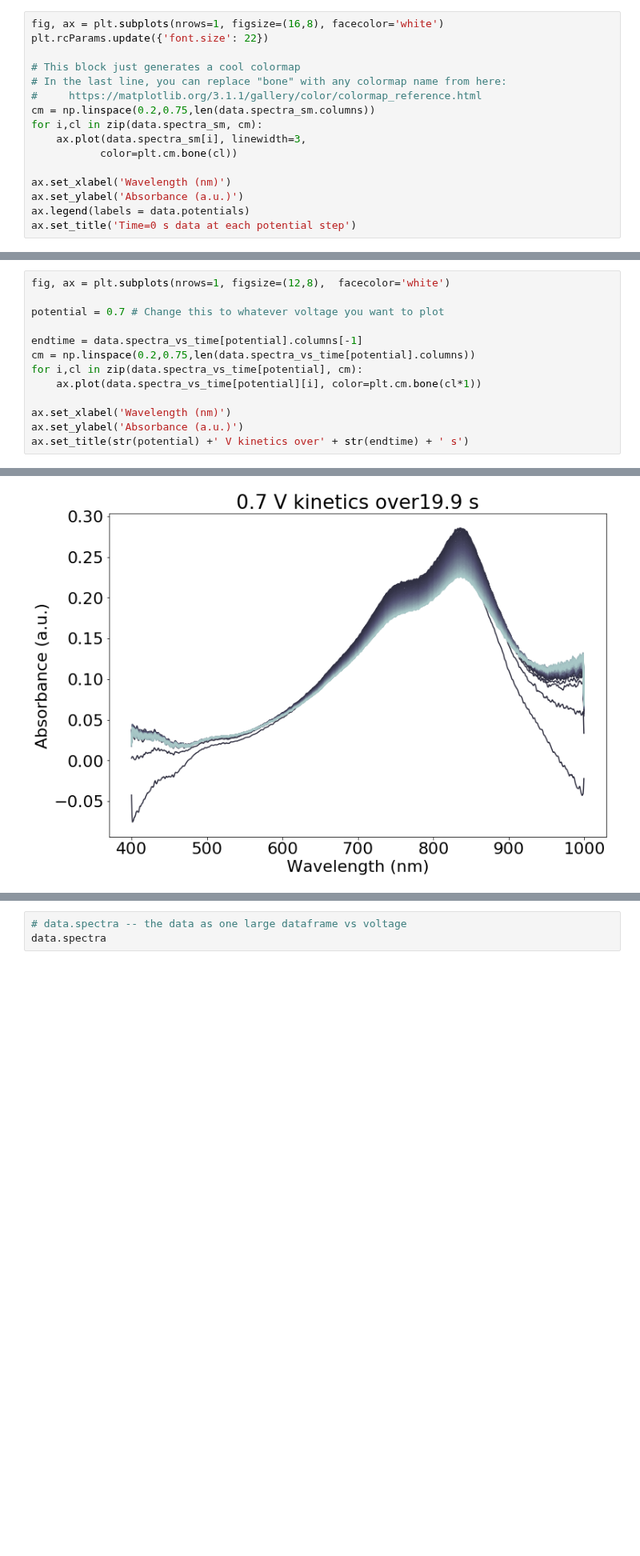
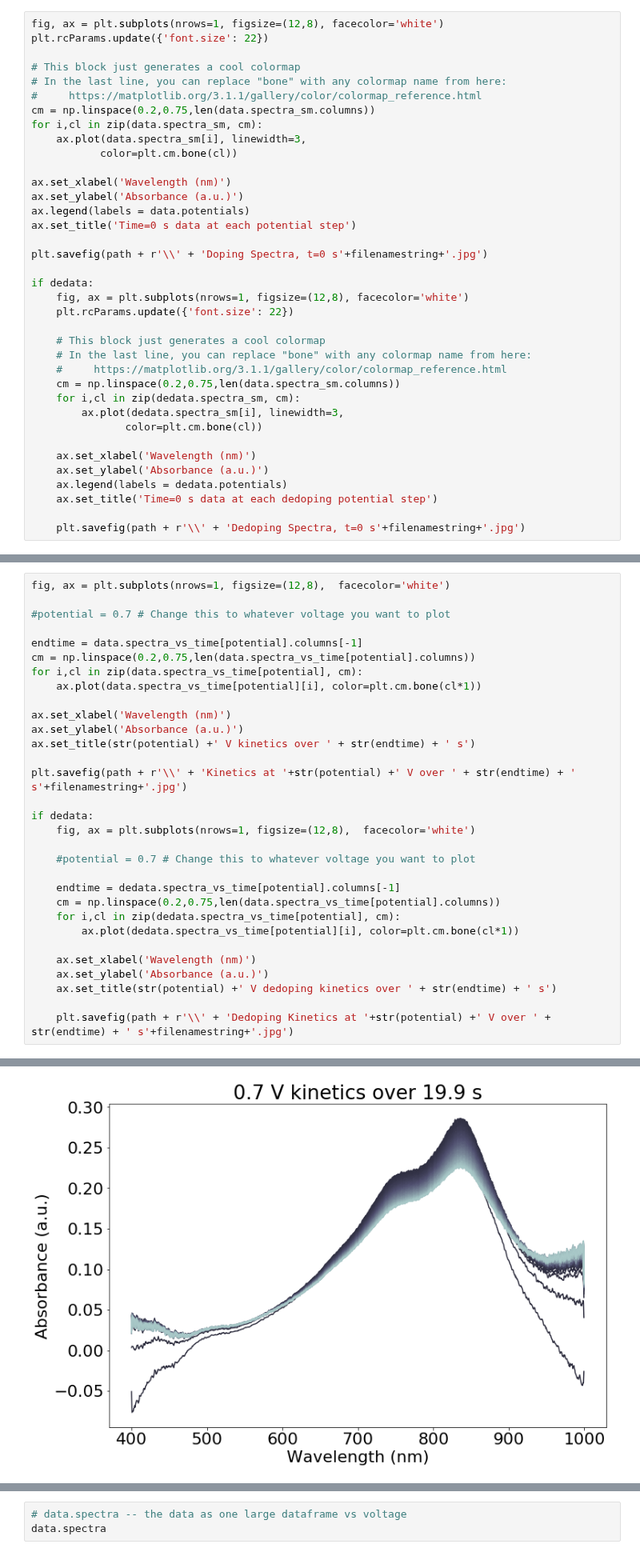
Before and after one commit to rajgiriUW/OECT_processing, a Jupyter notebook: processing_scripts/UV-Vis Notebook.ipynb, the cells around one changed output, grey strips where cells are left out. Shown at 80% size. Saved outputs shown, nothing was run; the diff lists cells and outputs as text; blank space fills up the shorter version.

```diff
--- a/processing_scripts/UV-Vis Notebook.ipynb
+++ b/processing_scripts/UV-Vis Notebook.ipynb
@@ -98,7 +137,7 @@ with open(r'path_to_data_file.pkl', 'rb') as input:
 
 ### First, simple spectra vs voltage
 # %%
-fig, ax = plt.subplots(nrows=1, figsize=(16,8), facecolor='white')
+fig, ax = plt.subplots(nrows=1, figsize=(12,8), facecolor='white')
 plt.rcParams.update({'font.size': 22})
 
 # This block just generates a cool colormap
@@ -113,4 +152,25 @@ ax.set_xlabel('Wavelength (nm)')
 ax.set_ylabel('Absorbance (a.u.)')
 ax.legend(labels = data.potentials)
 ax.set_title('Time=0 s data at each potential step')
+
+plt.savefig(path + r'\\' + 'Doping Spectra, t=0 s'+filenamestring+'.jpg')
+
+if dedata:
+    fig, ax = plt.subplots(nrows=1, figsize=(12,8), facecolor='white')
+    plt.rcParams.update({'font.size': 22})
+
+    # This block just generates a cool colormap
+    # In the last line, you can replace "bone" with any colormap name from here:
+    #     https://matplotlib.org/3.1.1/gallery/color/colormap_reference.html
+    cm = np.linspace(0.2,0.75,len(data.spectra_sm.columns))
+    for i,cl in zip(dedata.spectra_sm, cm):
+        ax.plot(dedata.spectra_sm[i], linewidth=3,
+               color=plt.cm.bone(cl))
+
+    ax.set_xlabel('Wavelength (nm)')
+    ax.set_ylabel('Absorbance (a.u.)')
+    ax.legend(labels = dedata.potentials)
+    ax.set_title('Time=0 s data at each dedoping potential step')
+
+    plt.savefig(path + r'\\' + 'Dedoping Spectra, t=0 s'+filenamestring+'.jpg')
 # %% [output]
@@ -124,7 +183,7 @@ Text(0.5, 1.0, 'Time=0 s data at each potential step')
 # %%
 fig, ax = plt.subplots(nrows=1, figsize=(12,8),  facecolor='white')
 
-potential = 0.7 # Change this to whatever voltage you want to plot
+#potential = 0.7 # Change this to whatever voltage you want to plot
 
 endtime = data.spectra_vs_time[potential].columns[-1]
 cm = np.linspace(0.2,0.75,len(data.spectra_vs_time[potential].columns))
@@ -133,5 +192,23 @@ for i,cl in zip(data.spectra_vs_time[potential], cm):
 
 ax.set_xlabel('Wavelength (nm)')
 ax.set_ylabel('Absorbance (a.u.)')
-ax.set_title(str(potential) +' V kinetics over' + str(endtime) + ' s')
+ax.set_title(str(potential) +' V kinetics over ' + str(endtime) + ' s')
+
+plt.savefig(path + r'\\' + 'Kinetics at '+str(potential) +' V over ' + str(endtime) + ' s'+filenamestring+'.jpg')
+
+if dedata:
+    fig, ax = plt.subplots(nrows=1, figsize=(12,8),  facecolor='white')
+
+    #potential = 0.7 # Change this to whatever voltage you want to plot
+
+    endtime = dedata.spectra_vs_time[potential].columns[-1]
+    cm = np.linspace(0.2,0.75,len(data.spectra_vs_time[potential].columns))
+    for i,cl in zip(dedata.spectra_vs_time[potential], cm):
+        ax.plot(dedata.spectra_vs_time[potential][i], color=plt.cm.bone(cl*1))
+
+    ax.set_xlabel('Wavelength (nm)')
+    ax.set_ylabel('Absorbance (a.u.)')
+    ax.set_title(str(potential) +' V dedoping kinetics over ' + str(endtime) + ' s')
+
+    plt.savefig(path + r'\\' + 'Dedoping Kinetics at '+str(potential) +' V over ' + str(endtime) + ' s'+filenamestring+'.jpg')
 # %% [output]
@@ -139,4 +215,4 @@ Text(0.5, 1.0, '0.7 V kinetics over19.9 s')
-[figure, old version]
+[figure, new version]
 # %% [markdown]
 ### Plot the kinetics at a particular wavelength and voltage
 
```
Also changed, not shown: parts of 14 cells of this notebook, 2 other files.
